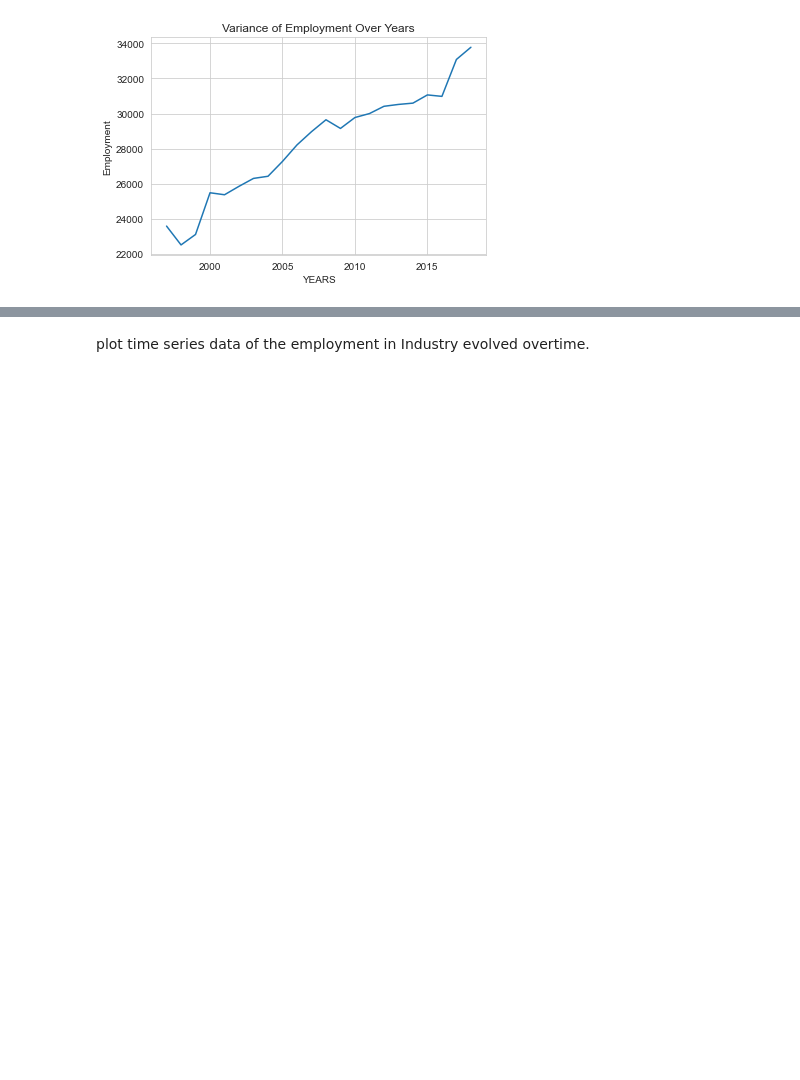
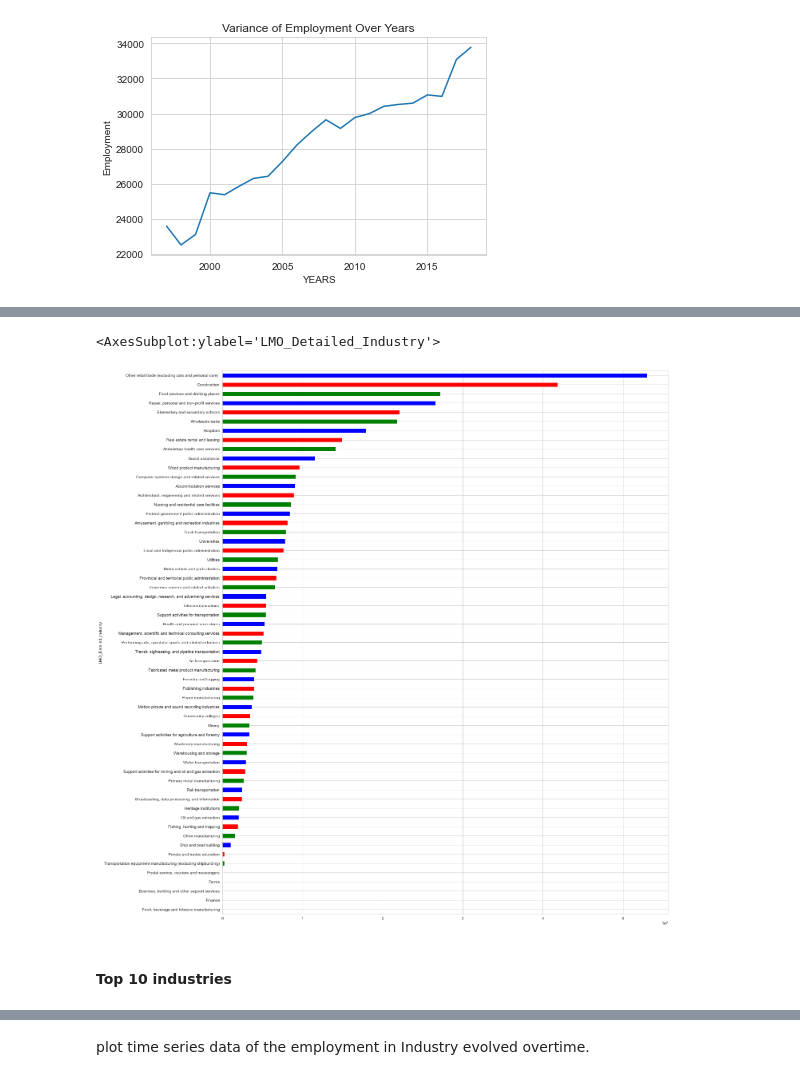
Before and after one commit to geehaad/Time-Series-Analysis-of-NAICS, a Jupyter notebook: Time Series Analysis of NAICS.ipynb, the cells around one changed output, grey strips where cells are left out. Drawn from its saved outputs; the diff is of its cells as text; code cells hidden in the pictures; blank space fills up the shorter version.

```diff
--- a/Time Series Analysis of NAICS.ipynb
+++ b/Time Series Analysis of NAICS.ipynb
@@ -484,0 +471,9 @@ plt.show()
+# %%
+#plot all industries
+emp_industry = emp_industry.sort_values(ascending=True)
+emp_industry.sort_values(ascending=True).plot(kind="barh", figsize=(20,25),color=["red", "blue", "green"])
+# %% [output]
+<AxesSubplot:ylabel='LMO_Detailed_Industry'>
+[figure, added]
+# %% [markdown]
+#### Top 10 industries
```
Also changed, not shown: parts of 37 cells of this notebook.
